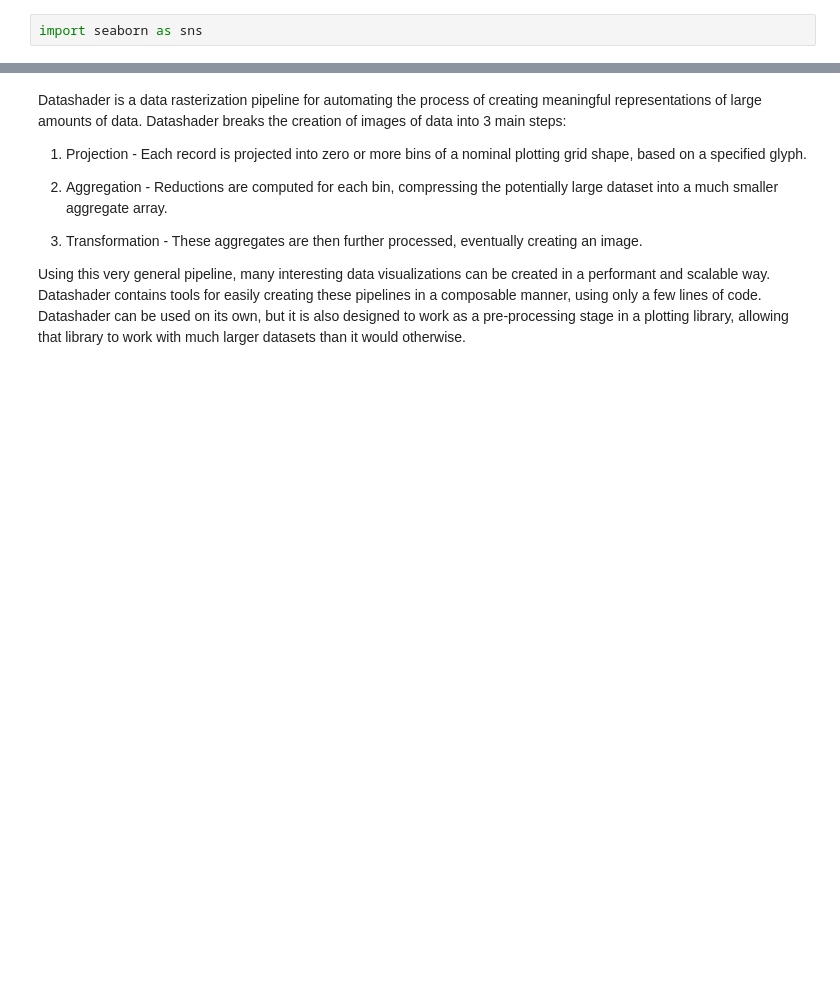
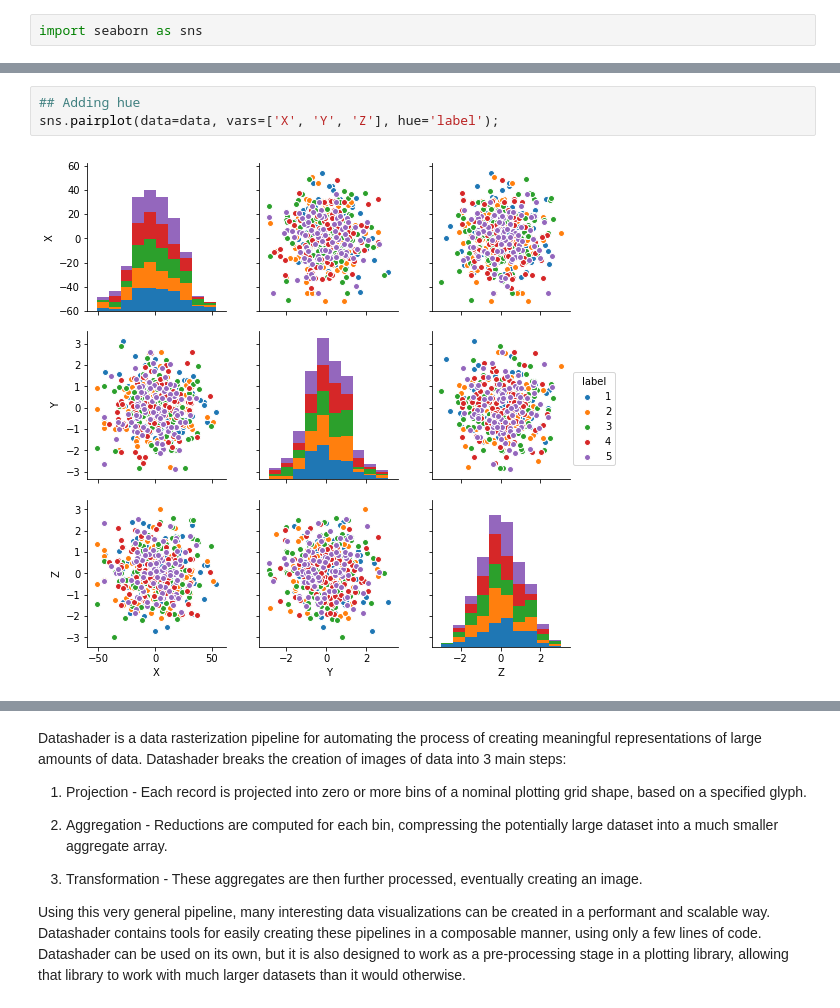
Before and after one commit to alTeska/data_visualization_talk, a Jupyter notebook: data_talk.ipynb, the cells around one changed output, grey strips where cells are left out. Drawn from its saved outputs; the diff is of its cells as text; blank space fills up the shorter version.

```diff
--- a/data_talk.ipynb
+++ b/data_talk.ipynb
@@ -88 +142,6 @@ Some of the features that seaborn offers are
+# %%
+## Adding hue
+sns.pairplot(data=data, vars=['X', 'Y', 'Z'], hue='label');
+# %% [output]
+[figure, added]
 # %% [markdown]
```
Also changed, not shown: parts of 72 cells of this notebook, 5 other files.
